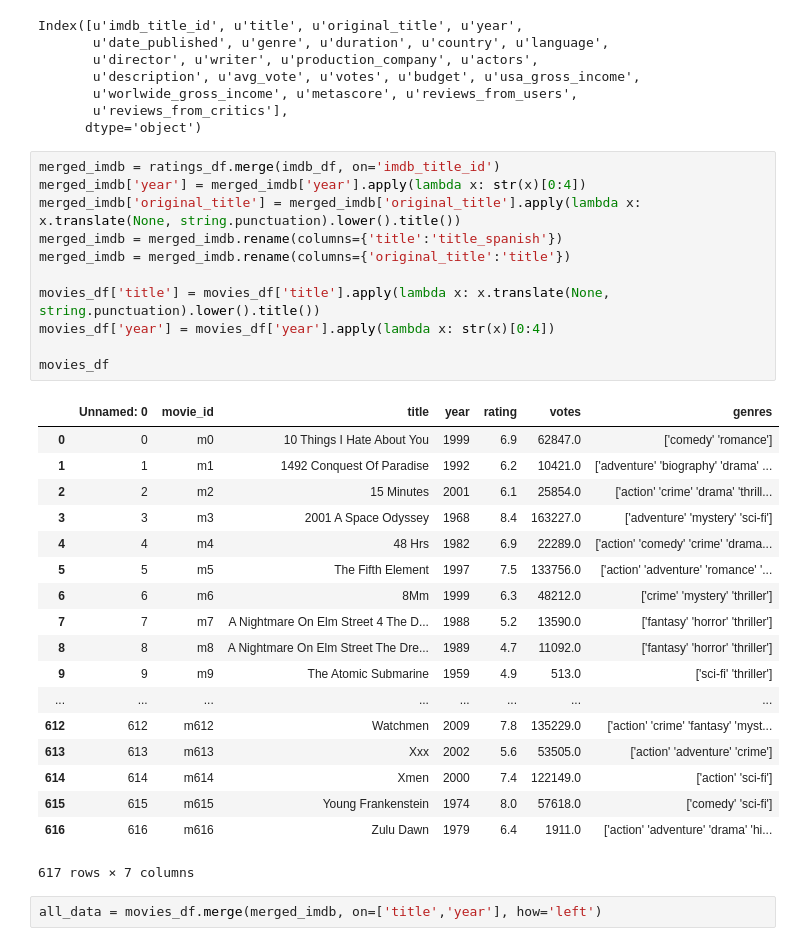
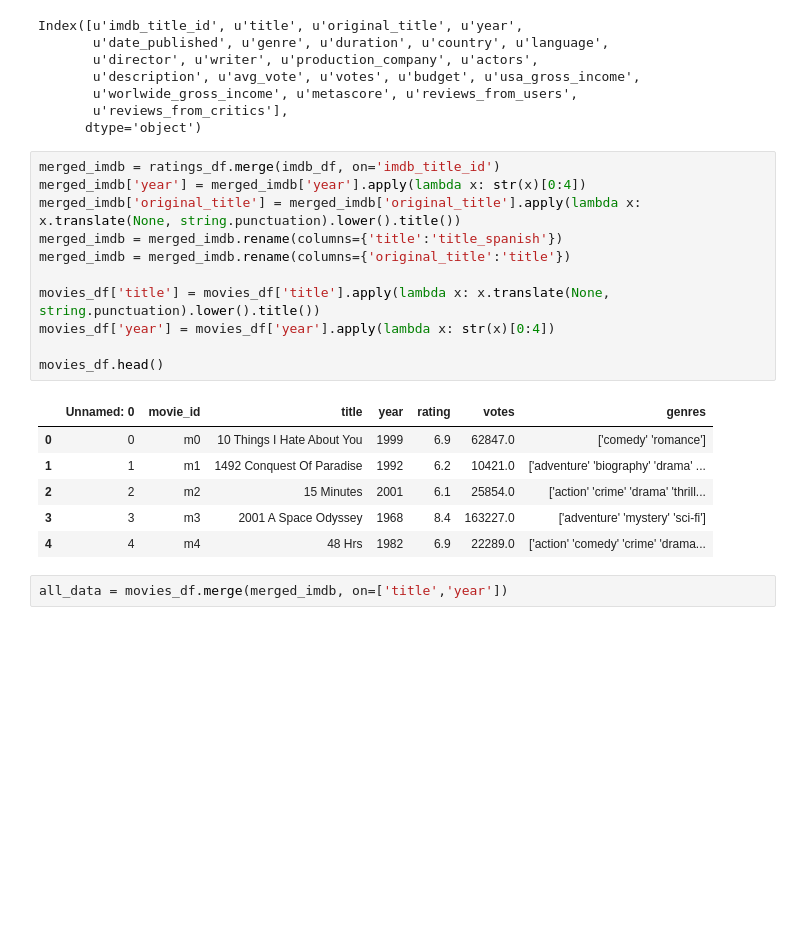
Before and after one commit to 6859-sp21/final-project-movisualization, a Jupyter notebook: imdb_data.ipynb, the cells around one changed output. Saved outputs shown, nothing was run; the diff lists cells and outputs as text; blank space fills up the shorter version.

Commit message:
data sets updated

```diff
--- a/imdb_data.ipynb
+++ b/imdb_data.ipynb
@@ -22,35 +22,23 @@ Index([u'imdb_title_id', u'title', u'original_title', u'year',
 # %%
 merged_imdb = ratings_df.merge(imdb_df, on='imdb_title_id')
 merged_imdb['year'] = merged_imdb['year'].apply(lambda x: str(x)[0:4])
 merged_imdb['original_title'] = merged_imdb['original_title'].apply(lambda x: x.translate(None, string.punctuation).lower().title())
 merged_imdb = merged_imdb.rename(columns={'title':'title_spanish'})
 merged_imdb = merged_imdb.rename(columns={'original_title':'title'})
 
 movies_df['title'] = movies_df['title'].apply(lambda x: x.translate(None, string.punctuation).lower().title())
 movies_df['year'] = movies_df['year'].apply(lambda x: str(x)[0:4])
 
-movies_df
+movies_df.head()
 # %% [output]
 |  | Unnamed: 0 | movie_id | title | year | rating | votes | genres |
 | 0 | 0 | m0 | 10 Things I Hate About You | 1999 | 6.9 | 62847.0 | ['comedy' 'romance'] |
 | 1 | 1 | m1 | 1492 Conquest Of Paradise | 1992 | 6.2 | 10421.0 | ['adventure' 'biography' 'drama' ... |
 | 2 | 2 | m2 | 15 Minutes | 2001 | 6.1 | 25854.0 | ['action' 'crime' 'drama' 'thrill... |
 | 3 | 3 | m3 | 2001 A Space Odyssey | 1968 | 8.4 | 163227.0 | ['adventure' 'mystery' 'sci-fi'] |
 | 4 | 4 | m4 | 48 Hrs | 1982 | 6.9 | 22289.0 | ['action' 'comedy' 'crime' 'drama... |
-| 5 | 5 | m5 | The Fifth Element | 1997 | 7.5 | 133756.0 | ['action' 'adventure' 'romance' '... |
-| 6 | 6 | m6 | 8Mm | 1999 | 6.3 | 48212.0 | ['crime' 'mystery' 'thriller'] |
-| 7 | 7 | m7 | A Nightmare On Elm Street 4 The D... | 1988 | 5.2 | 13590.0 | ['fantasy' 'horror' 'thriller'] |
-| 8 | 8 | m8 | A Nightmare On Elm Street The Dre... | 1989 | 4.7 | 11092.0 | ['fantasy' 'horror' 'thriller'] |
-| 9 | 9 | m9 | The Atomic Submarine | 1959 | 4.9 | 513.0 | ['sci-fi' 'thriller'] |
-| ... | ... | ... | ... | ... | ... | ... | ... |
-| 612 | 612 | m612 | Watchmen | 2009 | 7.8 | 135229.0 | ['action' 'crime' 'fantasy' 'myst... |
-| 613 | 613 | m613 | Xxx | 2002 | 5.6 | 53505.0 | ['action' 'adventure' 'crime'] |
-| 614 | 614 | m614 | Xmen | 2000 | 7.4 | 122149.0 | ['action' 'sci-fi'] |
-| 615 | 615 | m615 | Young Frankenstein | 1974 | 8.0 | 57618.0 | ['comedy' 'sci-fi'] |
-| 616 | 616 | m616 | Zulu Dawn | 1979 | 6.4 | 1911.0 | ['action' 'adventure' 'drama' 'hi... |
-617 rows × 7 columns
 # %%
-all_data = movies_df.merge(merged_imdb, on=['title','year'], how='left')
+all_data = movies_df.merge(merged_imdb, on=['title','year'])
 # %%
 all_data
 # %% [output]
```
Also changed, not shown: parts of 4 cells of this notebook, 2 other files.
